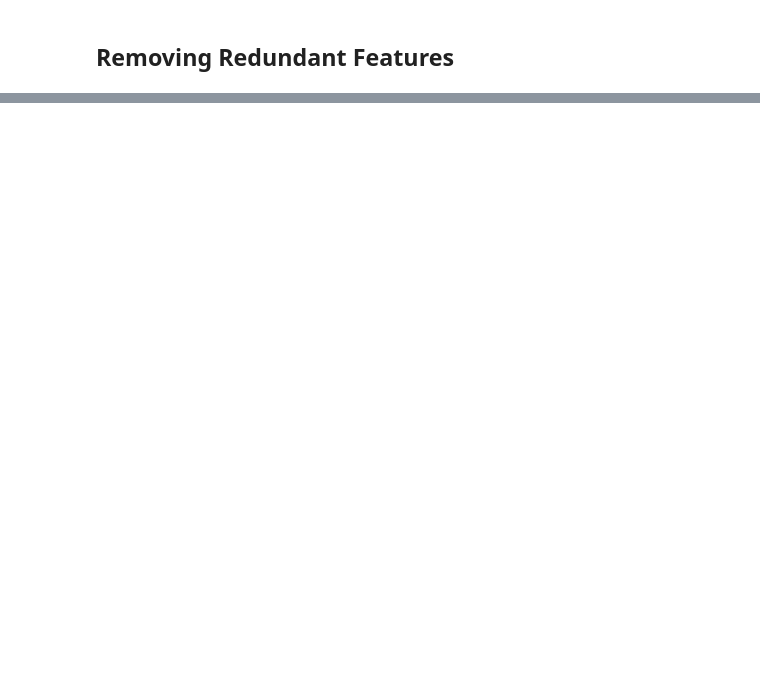
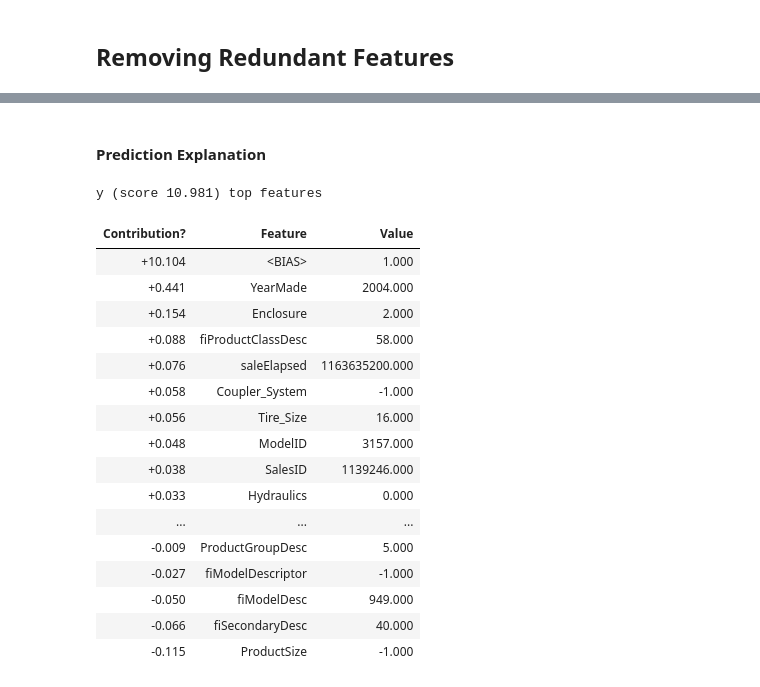
Before and after one commit to cjherman6/rf_implementation, a Jupyter notebook: bulldozer_data.ipynb, the cells around one changed output, grey strips where cells are left out. Cells and saved outputs as stored; diff of their text form; code cells hidden in the pictures; blank space fills up the shorter version.

```diff
--- a/bulldozer_data.ipynb
+++ b/bulldozer_data.ipynb
@@ -344,0 +376,25 @@ get_oob(df_keep.drop(to_drop, axis=1))
+# %% [markdown]
+#### Prediction Explanation
+# %%
+eli5.show_prediction(m, df_keep.iloc[0],
+                     feature_names=list(df_keep.columns),
+                     show_feature_values=True)
+# %% [output]
+y (score 10.981) top features
+| Contribution? | Feature | Value |
+| +10.104 | <BIAS> | 1.000 |
+| +0.441 | YearMade | 2004.000 |
+| +0.154 | Enclosure | 2.000 |
+| +0.088 | fiProductClassDesc | 58.000 |
+| +0.076 | saleElapsed | 1163635200.000 |
+| +0.058 | Coupler_System | -1.000 |
+| +0.056 | Tire_Size | 16.000 |
+| +0.048 | ModelID | 3157.000 |
+| +0.038 | SalesID | 1139246.000 |
+| +0.033 | Hydraulics | 0.000 |
+| ... | ... | ... |
+| -0.009 | ProductGroupDesc | 5.000 |
+| -0.027 | fiModelDescriptor | -1.000 |
+| -0.050 | fiModelDesc | 949.000 |
+| -0.066 | fiSecondaryDesc | 40.000 |
+| -0.115 | ProductSize | -1.000 |
```
Also changed, not shown: parts of 23 cells of this notebook.
